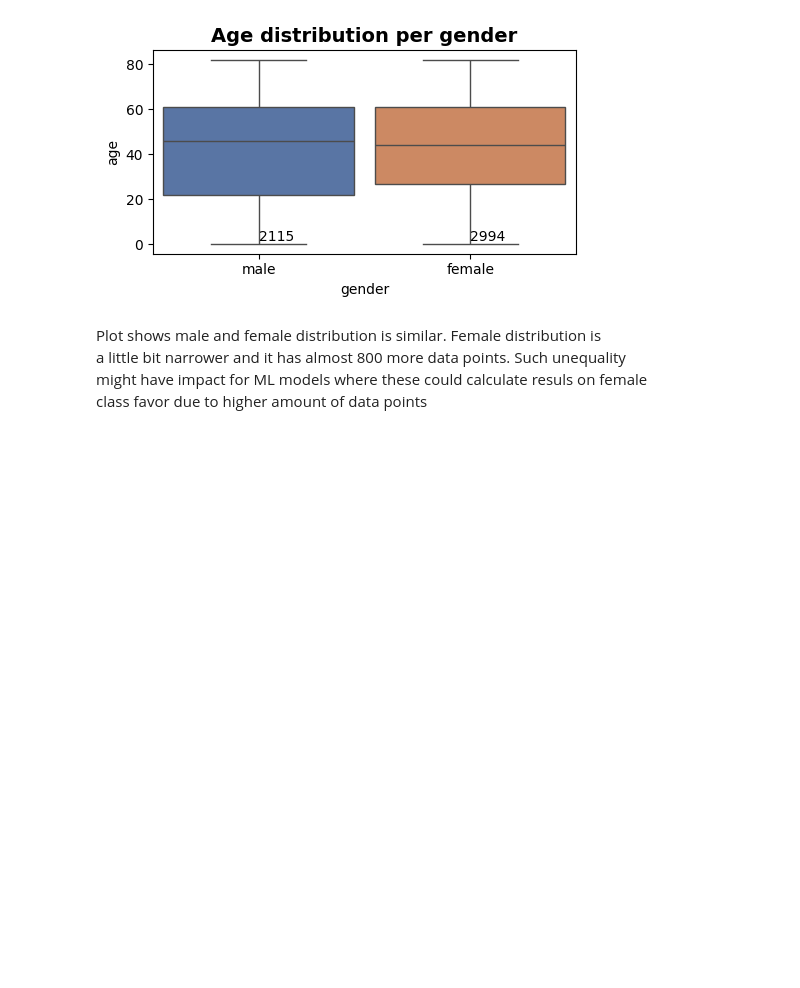
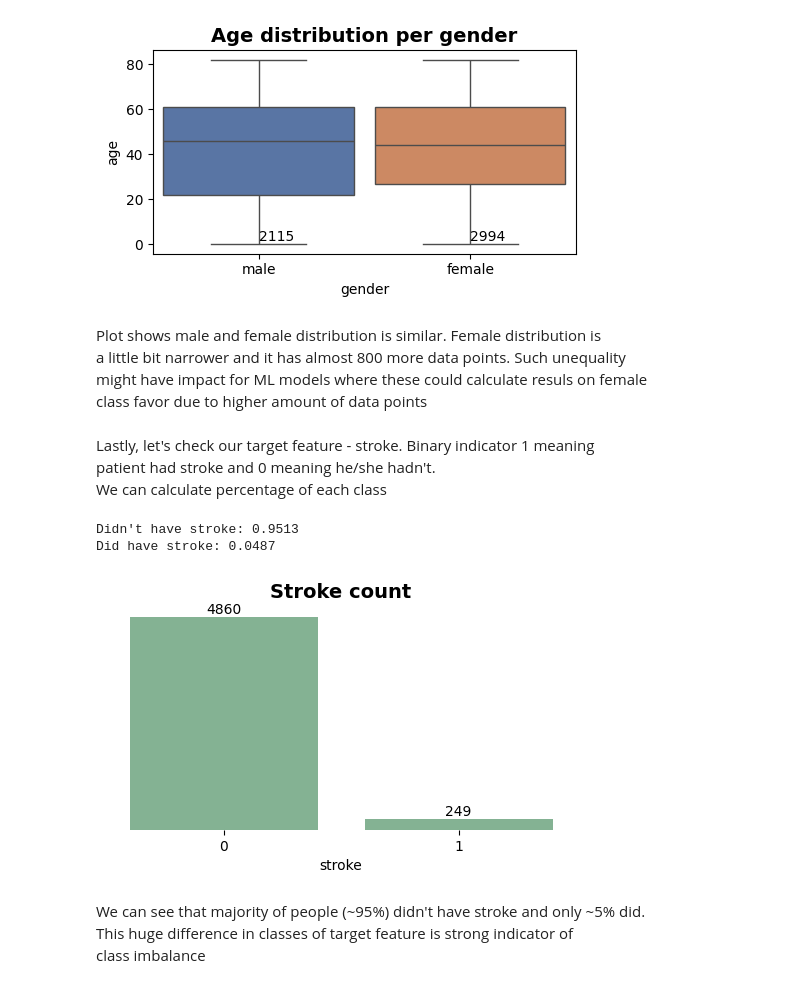
Before and after one commit to ShariYo/Modul3Sprint2, a Jupyter notebook: project/main.ipynb, the cells around one changed output. Cells and saved outputs as stored; diff of their text form; code cells hidden in the pictures; blank space fills up the shorter version.

```diff
--- a/project/main.ipynb
+++ b/project/main.ipynb
@@ -312,3 +329,30 @@ Plot shows male and female distribution is similar. Female distribution is
 a little bit narrower and it has almost 800 more data points. Such unequality
 might have impact for ML models where these could calculate resuls on female
 class favor due to higher amount of data points
+# %% [markdown]
+Lastly, let's check our target feature - stroke. Binary indicator 1 meaning
+patient had stroke and 0 meaning he/she hadn't.
+We can calculate percentage of each class
+# %%
+stroke_count = hc["stroke"].value_counts()
+print(f"Didn't have stroke: {stroke_count.iloc[0] / hc['stroke'].count():.4f}")
+print(f"Did have stroke: {stroke_count.iloc[1] / hc['stroke'].count():.4f}")
+# %% [output]
+Didn't have stroke: 0.9513
+Did have stroke: 0.0487
+# %%
+plt.figure(figsize=(5, 3))
+ax = sns.countplot(x=hc["stroke"])
+for container in ax.containers:
+    ax.bar_label(container)
+ax.axes.get_yaxis().set_visible(False)
+ax.set_frame_on(False)
+plt.tight_layout()
+plt.title("Stroke count", size=14, fontweight="bold", ha="center")
+plt.show()
+# %% [output]
+[figure, added]
+# %% [markdown]
+We can see that majority of people (~95%) didn't have stroke and only ~5% did.
+This huge difference in classes of target feature is strong indicator of
+class imbalance
```
Also changed, not shown: parts of 6 cells of this notebook.
